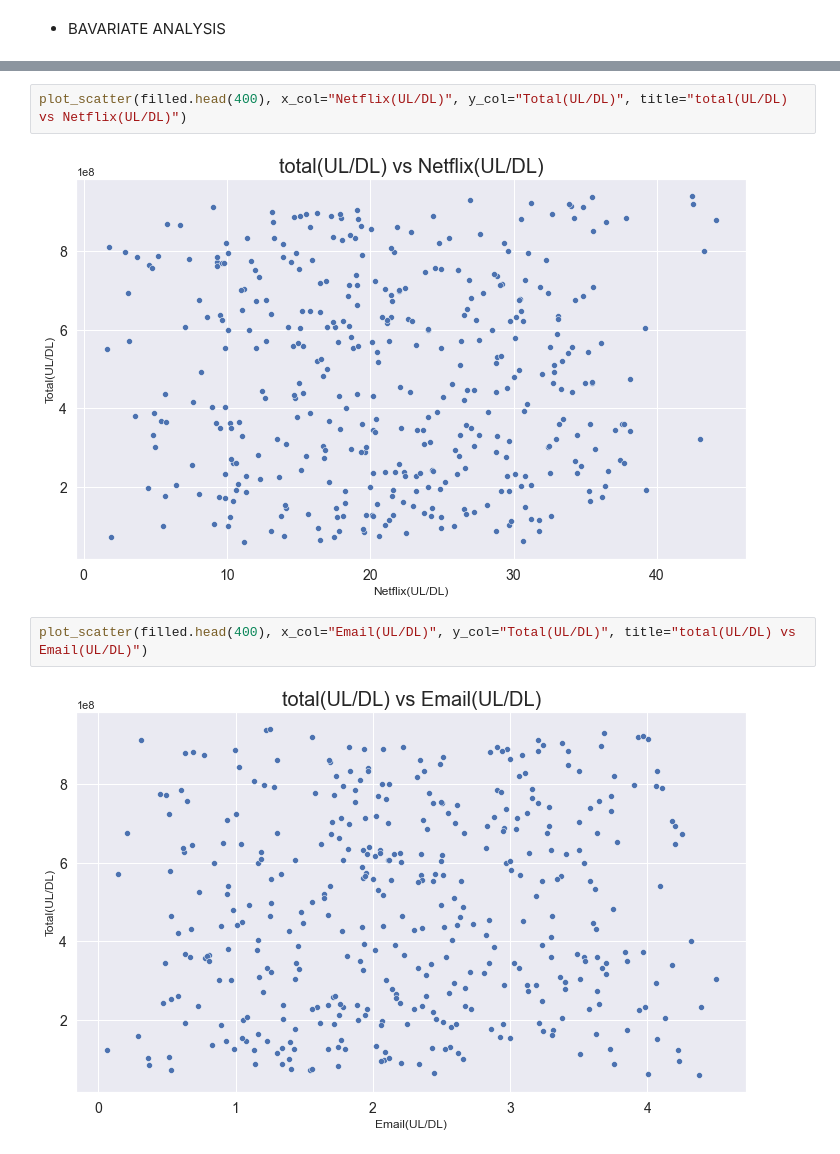
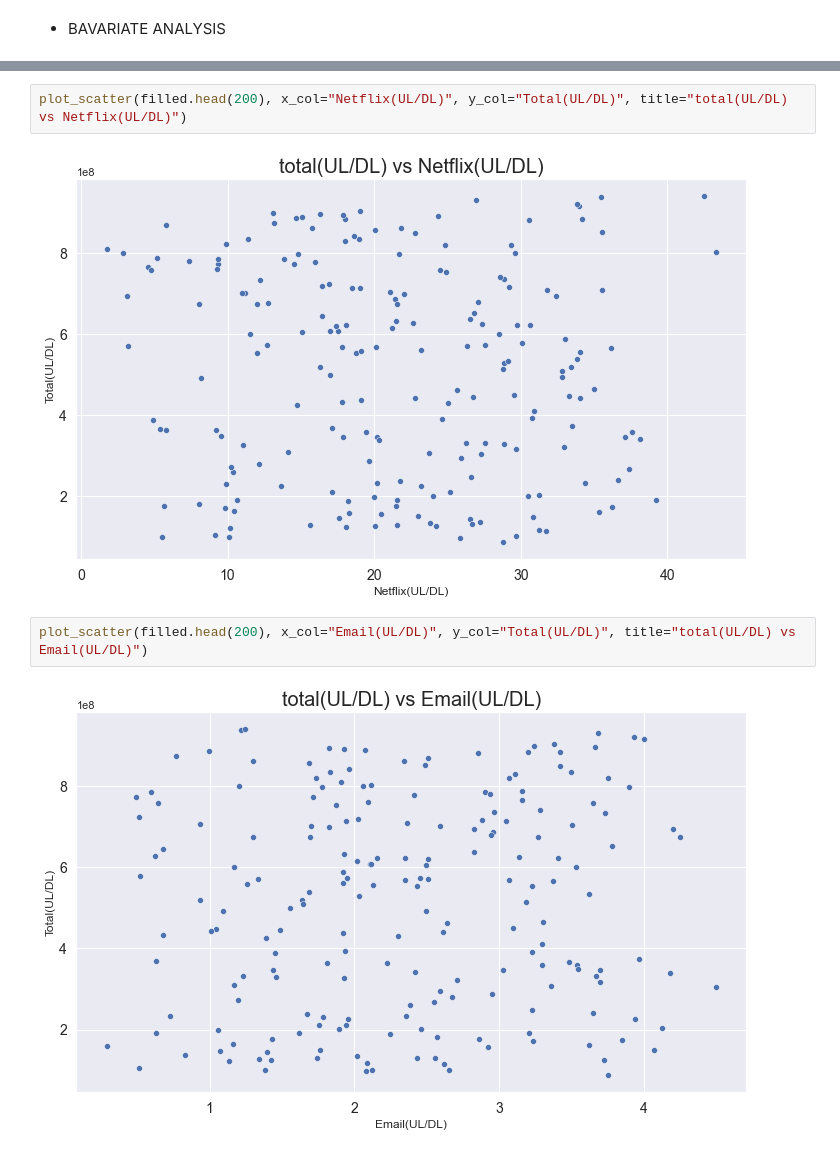
Before and after one commit to sel6/TellCo_Data_Analysis, a Jupyter notebook: notebooks/Data_Explore.ipynb, the cells around one changed output, grey strips where cells are left out. Saved outputs shown, nothing was run; the diff lists cells and outputs as text.

```diff
--- a/notebooks/Data_Explore.ipynb
+++ b/notebooks/Data_Explore.ipynb
@@ -515,9 +515,9 @@ plot_scatter(filled.head(400), x_col="Gaming(UL/DL)", y_col="Total(UL/DL)", titl
 # %%
-plot_scatter(filled.head(400), x_col="Netflix(UL/DL)", y_col="Total(UL/DL)", title="total(UL/DL) vs Netflix(UL/DL)")
+plot_scatter(filled.head(200), x_col="Netflix(UL/DL)", y_col="Total(UL/DL)", title="total(UL/DL) vs Netflix(UL/DL)")
 # %% [output]
-[figure, old version]
+[figure, new version]
 # %%
-plot_scatter(filled.head(400), x_col="Email(UL/DL)", y_col="Total(UL/DL)", title="total(UL/DL) vs Email(UL/DL)")
+plot_scatter(filled.head(200), x_col="Email(UL/DL)", y_col="Total(UL/DL)", title="total(UL/DL) vs Email(UL/DL)")
 # %% [output]
-[figure, old version]
+[figure, new version]
 # %%
```
Also changed, not shown: parts of 5 cells of this notebook.
